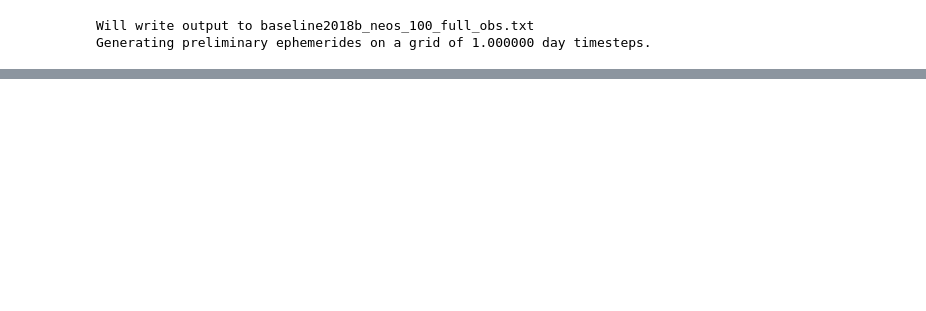
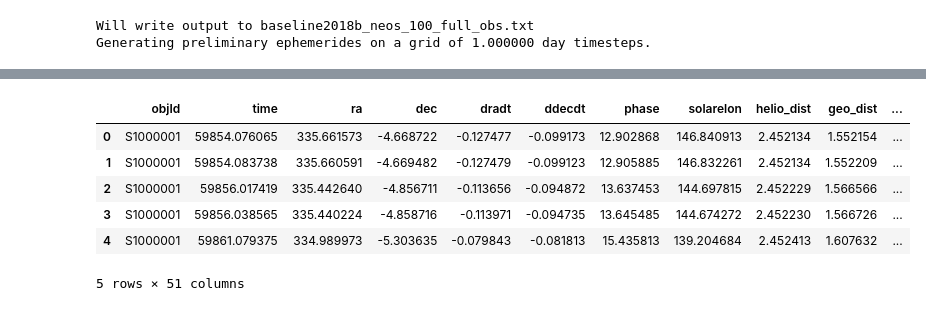
Before and after one commit to lsst-sims/legacy_sims_movingObjects, a Jupyter notebook: examples/Demo sims_movingObjects.ipynb, the cells around one changed output, grey strips where cells are left out. Saved outputs shown, nothing was run; the diff lists cells and outputs as text; code cells hidden in the pictures; blank space fills up the shorter version.

```diff
--- a/examples/Demo sims_movingObjects.ipynb
+++ b/examples/Demo sims_movingObjects.ipynb
@@ -274,0 +309,12 @@ S1000001 59854.0837384 335.660591313 -4.6694823626 -0.127479372673 -0.0991229324
+# %%
+# Or nicely read into a pandas dataframe..
+d = pd.read_csv(obsFile, delim_whitespace=True, comment='#')
+d[0:5]
+# %% [output]
+|  | objId | time | ra | dec | dradt | ddecdt | phase | solarelon | helio_dist | geo_dist | ... |
+| 0 | S1000001 | 59854.076065 | 335.661573 | -4.668722 | -0.127477 | -0.099173 | 12.902868 | 146.840913 | 2.452134 | 1.552154 | ... |
+| 1 | S1000001 | 59854.083738 | 335.660591 | -4.669482 | -0.127479 | -0.099123 | 12.905885 | 146.832261 | 2.452134 | 1.552209 | ... |
+| 2 | S1000001 | 59856.017419 | 335.442640 | -4.856711 | -0.113656 | -0.094872 | 13.637453 | 144.697815 | 2.452229 | 1.566566 | ... |
+| 3 | S1000001 | 59856.038565 | 335.440224 | -4.858716 | -0.113971 | -0.094735 | 13.645485 | 144.674272 | 2.452230 | 1.566726 | ... |
+| 4 | S1000001 | 59861.079375 | 334.989973 | -5.303635 | -0.079843 | -0.081813 | 15.435813 | 139.204684 | 2.452413 | 1.607632 | ... |
+5 rows × 51 columns
```
Also changed, not shown: parts of 7 cells of this notebook, 1 other file.
